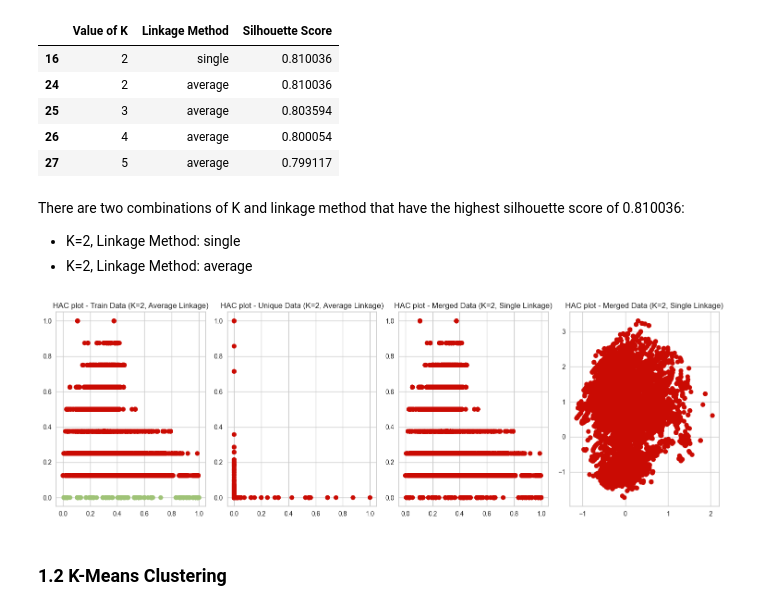
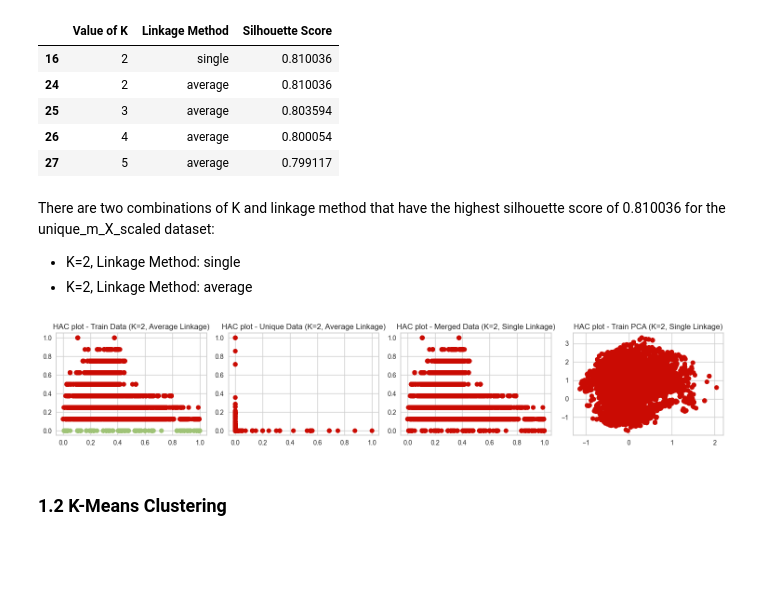
Before and after one commit to AntunesCSR/DM_Group_Project, a Jupyter notebook: HA3/HA3_group_19.ipynb, the cells around one changed output. Drawn from its saved outputs; the diff is of its cells as text; code cells hidden in the pictures; blank space fills up the shorter version.

```diff
--- a/HA3/HA3_group_19.ipynb
+++ b/HA3/HA3_group_19.ipynb
@@ -316,47 +339,47 @@ silhouette_scores_df.head()
 | 26 | 4 | average | 0.800054 |
 | 27 | 5 | average | 0.799117 |
 # %% [markdown]
-There are two combinations of K and linkage method that have the highest silhouette score of 0.810036:
+There are two combinations of K and linkage method that have the highest silhouette score of 0.810036 for the unique_m_X_scaled dataset:
 - K=2, Linkage Method: single
 - K=2, Linkage Method: average
 # %%
 v1 = 3
 v2 = 0
 fig, axs = plt.subplots(1, 4)
-fig.set_size_inches(15, 5)
+fig.set_size_inches(15, 3)
 
 # First subplot - Average Linkage
 model = AgglomerativeClustering(linkage="average", n_clusters=2)
 model.fit(train_X_scaled)
 color_assigs = np.array(["r", "g", "b", "k"])[model.labels_]
 axs[0].scatter(train_X_scaled[:, v1], train_X_scaled[:, v2], c=color_assigs)
 axs[0].set_title('HAC plot - Train Data (K=2, Average Linkage)')
 
 # First subplot - Average Linkage
 model = AgglomerativeClustering(linkage="average", n_clusters=2)
 model.fit(unique_m_X_scaled)
 color_assigs = np.array(["r", "g", "b", "k"])[model.labels_]
 axs[1].scatter(unique_m_X_scaled[:, v1], unique_m_X_scaled[:, v2], c=color_assigs)
 axs[1].set_title('HAC plot - Unique Data (K=2, Average Linkage)')
 
 # Second subplot - Single Linkage
 model = AgglomerativeClustering(linkage="single", n_clusters=2)
 model.fit(merged_X_scaled)
 color_assigs = np.array(["r", "g", "b", "k"])[model.labels_]
 axs[2].scatter(merged_X_scaled[:, v1], merged_X_scaled[:, v2], c=color_assigs)
 axs[2].set_title('HAC plot - Merged Data (K=2, Single Linkage)')
 
 # Second subplot - Single Linkage
 model = AgglomerativeClustering(linkage="single", n_clusters=2)
 model.fit(train_X_pca)
 color_assigs = np.array(["r", "g", "b", "k"])[model.labels_]
 axs[3].scatter(train_X_pca[:, v1], train_X_pca[:, v2], c=color_assigs)
-axs[3].set_title('HAC plot - Merged Data (K=2, Single Linkage)')
+axs[3].set_title('HAC plot - Train PCA (K=2, Single Linkage)')
 
 plt.tight_layout()  # Adjust spacing between subplots if needed
 plt.show()
 # %% [output]
-[figure, old version]
+[figure, new version]
 # %% [markdown]
 ### 1.2 K-Means Clustering
 # %% [markdown]
```
Also changed, not shown: parts of 17 cells of this notebook.
